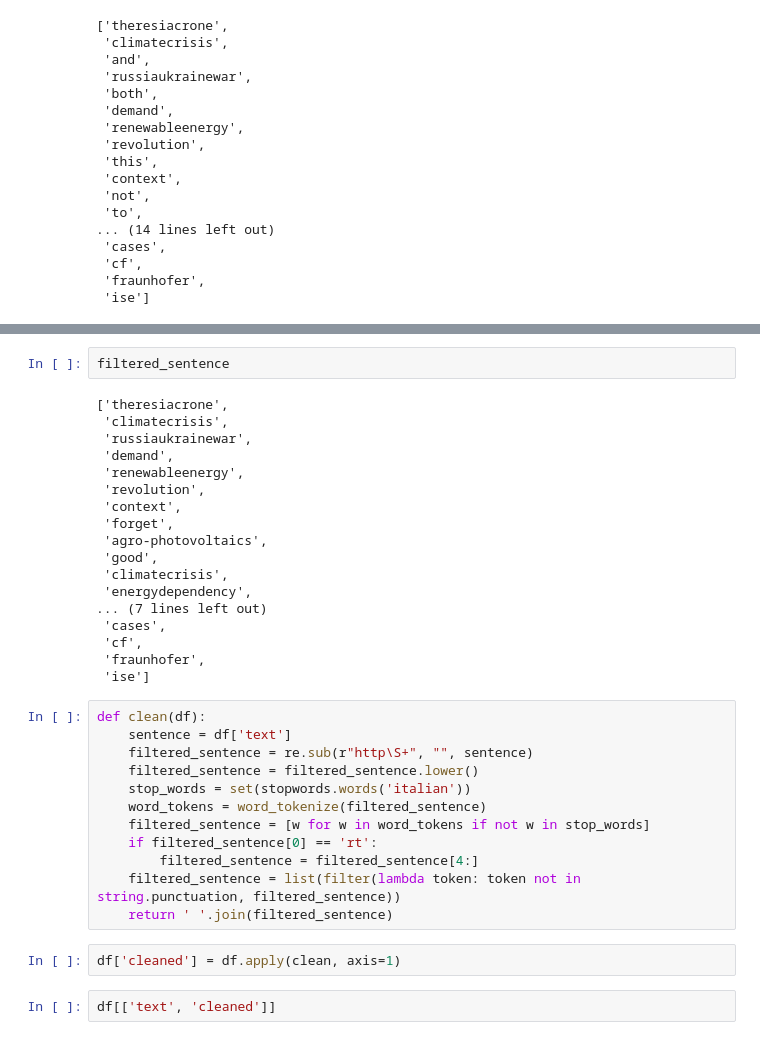
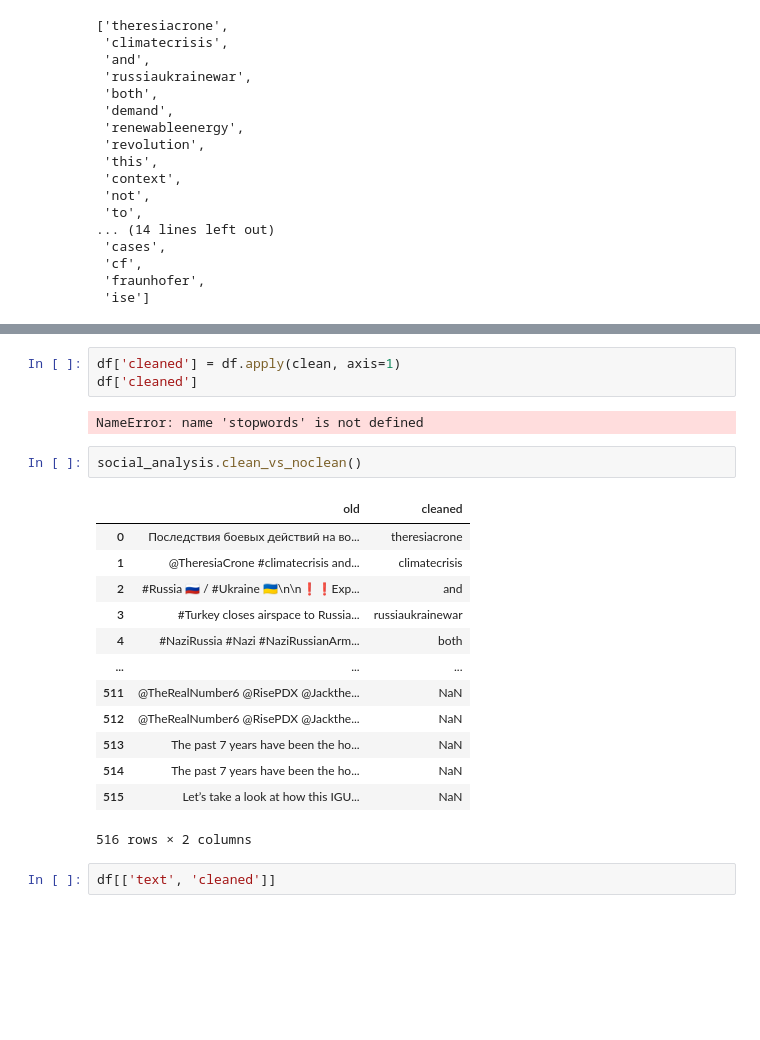
Before and after one commit to fedeghigo/Social-Data-Analysis, a Jupyter notebook: Elaborated Analysis.ipynb, the cells around one changed output, grey strips where cells are left out. Saved outputs shown, nothing was run; the diff lists cells and outputs as text; blank space fills up the shorter version.

```diff
--- a/Elaborated Analysis.ipynb
+++ b/Elaborated Analysis.ipynb
@@ -178,37 +187,24 @@ filtered_sentence = list(filter(lambda token: token not in string.punctuation, f
-# %%
-filtered_sentence
-# %% [output]
-['theresiacrone',
- 'climatecrisis',
- 'russiaukrainewar',
- 'demand',
- 'renewableenergy',
- 'revolution',
- 'context',
- 'forget',
- 'agro-photovoltaics',
- 'good',
- 'climatecrisis',
- 'energydependency',
-... (7 lines left out)
- 'cases',
- 'cf',
- 'fraunhofer',
- 'ise']
-# %%
-def clean(df):
-    sentence = df['text']
-    filtered_sentence = re.sub(r"http\S+", "", sentence)
-    filtered_sentence = filtered_sentence.lower()
-    stop_words = set(stopwords.words('italian'))
-    word_tokens = word_tokenize(filtered_sentence)
-    filtered_sentence = [w for w in word_tokens if not w in stop_words]
-    if filtered_sentence[0] == 'rt':
-        filtered_sentence = filtered_sentence[4:]
-    filtered_sentence = list(filter(lambda token: token not in string.punctuation, filtered_sentence))
-    return ' '.join(filtered_sentence)
 # %%
 df['cleaned'] = df.apply(clean, axis=1)
+df['cleaned']
+# %% [output]
+NameError: name 'stopwords' is not defined
+# %%
+social_analysis.clean_vs_noclean()
+# %% [output]
+|  | old | cleaned |
+| 0 | Последствия боевых действий на во... | theresiacrone |
+| 1 | @TheresiaCrone #climatecrisis and... | climatecrisis |
+| 2 | #Russia 🇷🇺 / #Ukraine 🇺🇦\n\n❗❗Exp... | and |
+| 3 | #Turkey closes airspace to Russia... | russiaukrainewar |
+| 4 | #NaziRussia #Nazi #NaziRussianArm... | both |
+| ... | ... | ... |
+| 511 | @TheRealNumber6 @RisePDX @Jackthe... | NaN |
+| 512 | @TheRealNumber6 @RisePDX @Jackthe... | NaN |
+| 513 | The past 7 years have been the ho... | NaN |
+| 514 | The past 7 years have been the ho... | NaN |
+| 515 | Let’s take a look at how this IGU... | NaN |
+516 rows × 2 columns
 # %%
 df[['text', 'cleaned']]
 # %% [output]
```
Also changed, not shown: parts of 12 cells of this notebook, 1 other file.
